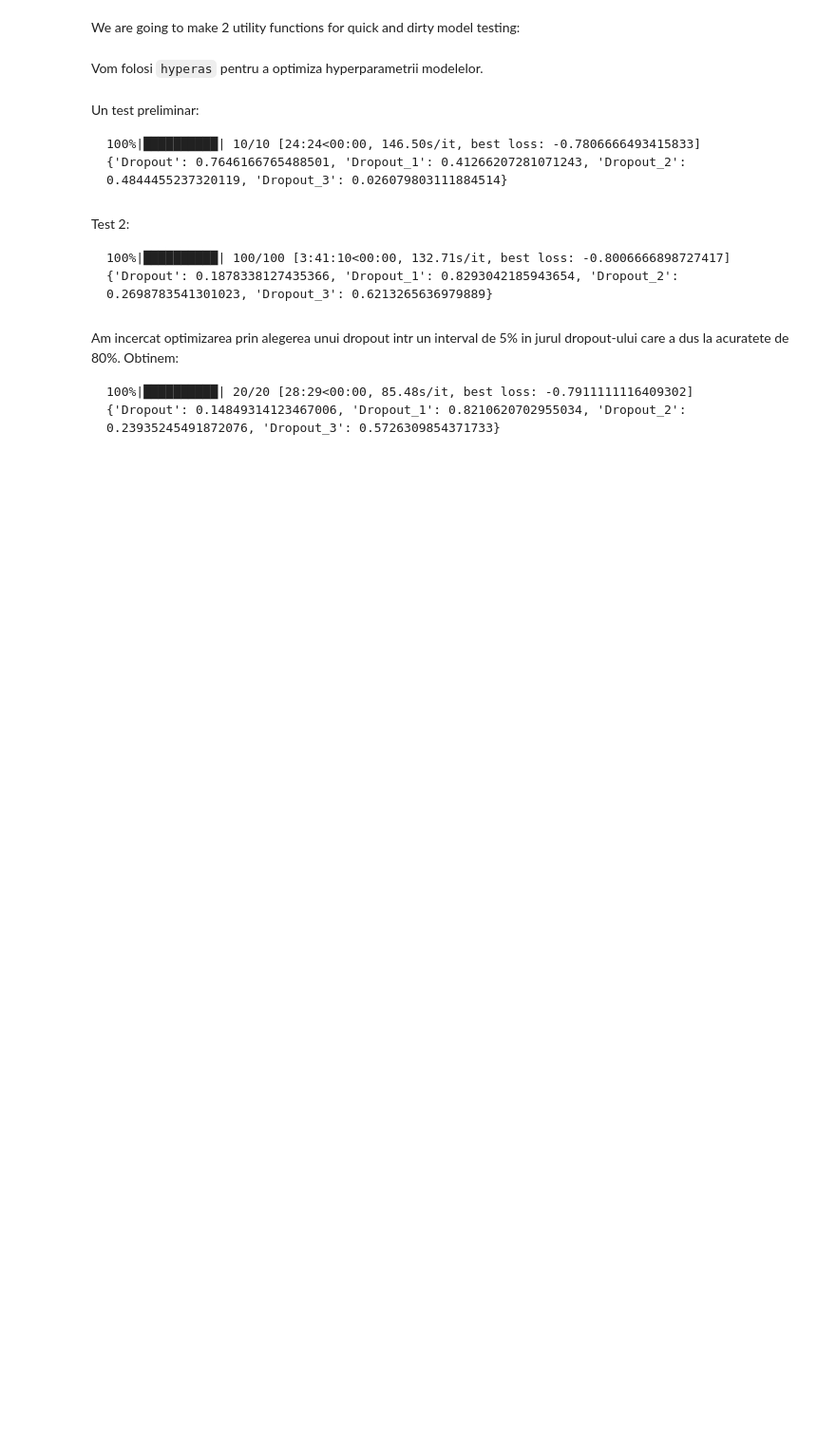
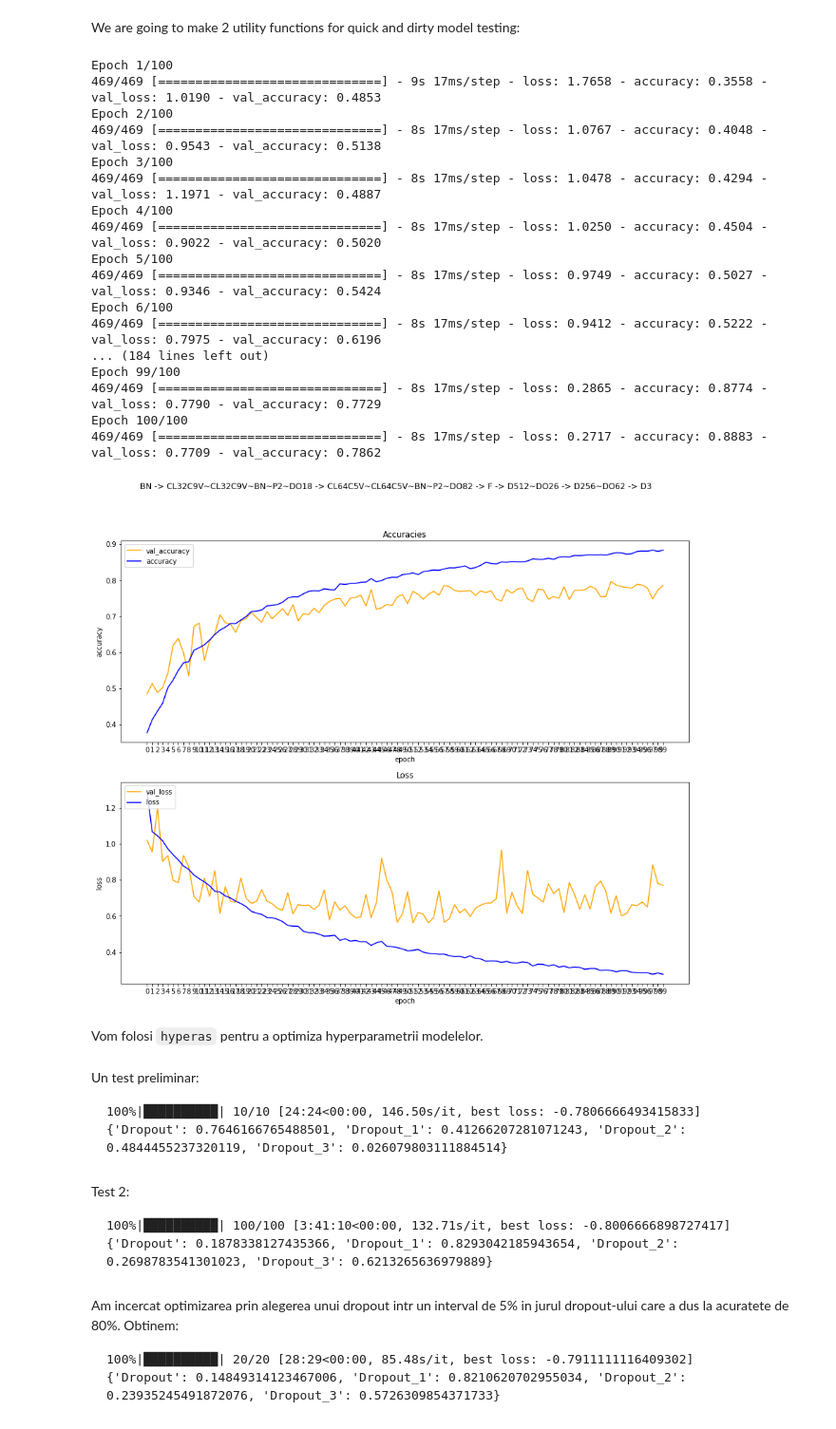
Before and after one commit to andrei-micuda/ML-Labs-2021, a Jupyter notebook: CT-Scan/CT_Scan.ipynb, the cells around one changed output. Shown: that part at 95% size. Saved outputs shown, nothing was run; the diff lists cells and outputs as text; code cells hidden in the pictures; blank space fills up the shorter version.

```diff
--- a/CT-Scan/CT_Scan.ipynb
+++ b/CT-Scan/CT_Scan.ipynb
@@ -250,14 +251,34 @@ model = model_testing("BN -> CL32C7V~CL32C7V~BN~P2~DO18 -> CL64C5V~CL64C5V~BN~P2
 # %%
 # model = model_testing("BN -> CL32C7V~CL32C7V~BN~P2~DO18 -> CL64C5V~CL64C5V~BN~P2~DO82 -> F -> D512~DO26 -> D256~DO62 -> D3", 50, show_graphs=True)
 # model = model_testing("BN -> CL32C7V~CL32C7V~BN~P2 -> CL64C5V~CL64C5V~BN~P2 -> F -> D512 -> D256-> D3", 20, show_graphs=True)
+model = model_testing("BN -> CL32C9V~CL32C9V~BN~P2~DO18 -> CL64C5V~CL64C5V~BN~P2~DO82 -> F -> D512~DO26 -> D256~DO62 -> D3", 100, show_graphs=True)
 
 # show_data_sample(test_ds, train_labels)
 model.load_weights("/content/ct-scan/best-weights.h5")
 predictions = np.argmax(model.predict(test_images), axis=1)
 with open("/content/ct-scan/test.txt") as fin:
   test_image_names = [line.strip() for line in fin.readlines()]
 with open("/content/ct-scan/submission.txt", 'w') as fout:
   fout.write("id,label\n")
   for i, img in enumerate(test_image_names):
     fout.write(f"{img},{predictions[i]}\n")
+# %% [output]
+Epoch 1/100
+469/469 [==============================] - 9s 17ms/step - loss: 1.7658 - accuracy: 0.3558 - val_loss: 1.0190 - val_accuracy: 0.4853
+Epoch 2/100
+469/469 [==============================] - 8s 17ms/step - loss: 1.0767 - accuracy: 0.4048 - val_loss: 0.9543 - val_accuracy: 0.5138
+Epoch 3/100
+469/469 [==============================] - 8s 17ms/step - loss: 1.0478 - accuracy: 0.4294 - val_loss: 1.1971 - val_accuracy: 0.4887
+Epoch 4/100
+469/469 [==============================] - 8s 17ms/step - loss: 1.0250 - accuracy: 0.4504 - val_loss: 0.9022 - val_accuracy: 0.5020
+Epoch 5/100
+469/469 [==============================] - 8s 17ms/step - loss: 0.9749 - accuracy: 0.5027 - val_loss: 0.9346 - val_accuracy: 0.5424
+Epoch 6/100
+469/469 [==============================] - 8s 17ms/step - loss: 0.9412 - accuracy: 0.5222 - val_loss: 0.7975 - val_accuracy: 0.6196
+... (184 lines left out)
+Epoch 99/100
+469/469 [==============================] - 8s 17ms/step - loss: 0.2865 - accuracy: 0.8774 - val_loss: 0.7790 - val_accuracy: 0.7729
+Epoch 100/100
+469/469 [==============================] - 8s 17ms/step - loss: 0.2717 - accuracy: 0.8883 - val_loss: 0.7709 - val_accuracy: 0.7862
+[figure, added]
 # %%
```
Also changed, not shown: parts of 3 cells of this notebook.
